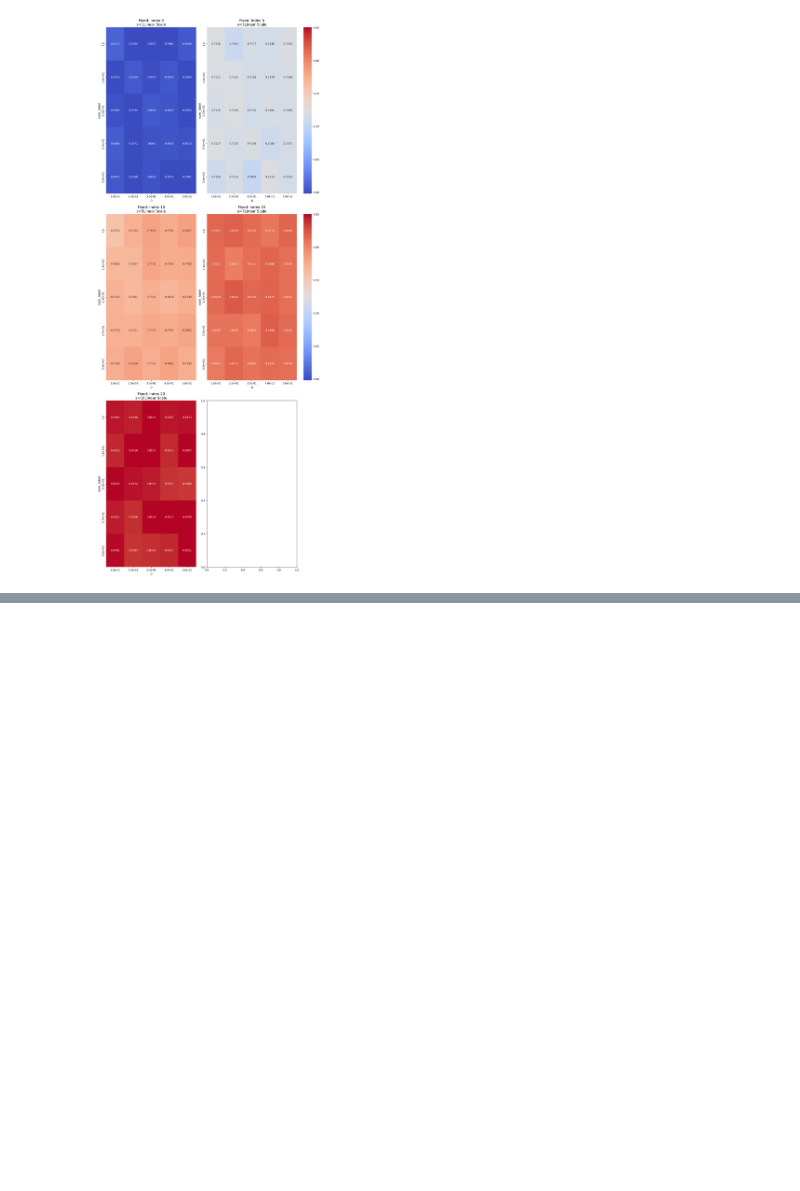
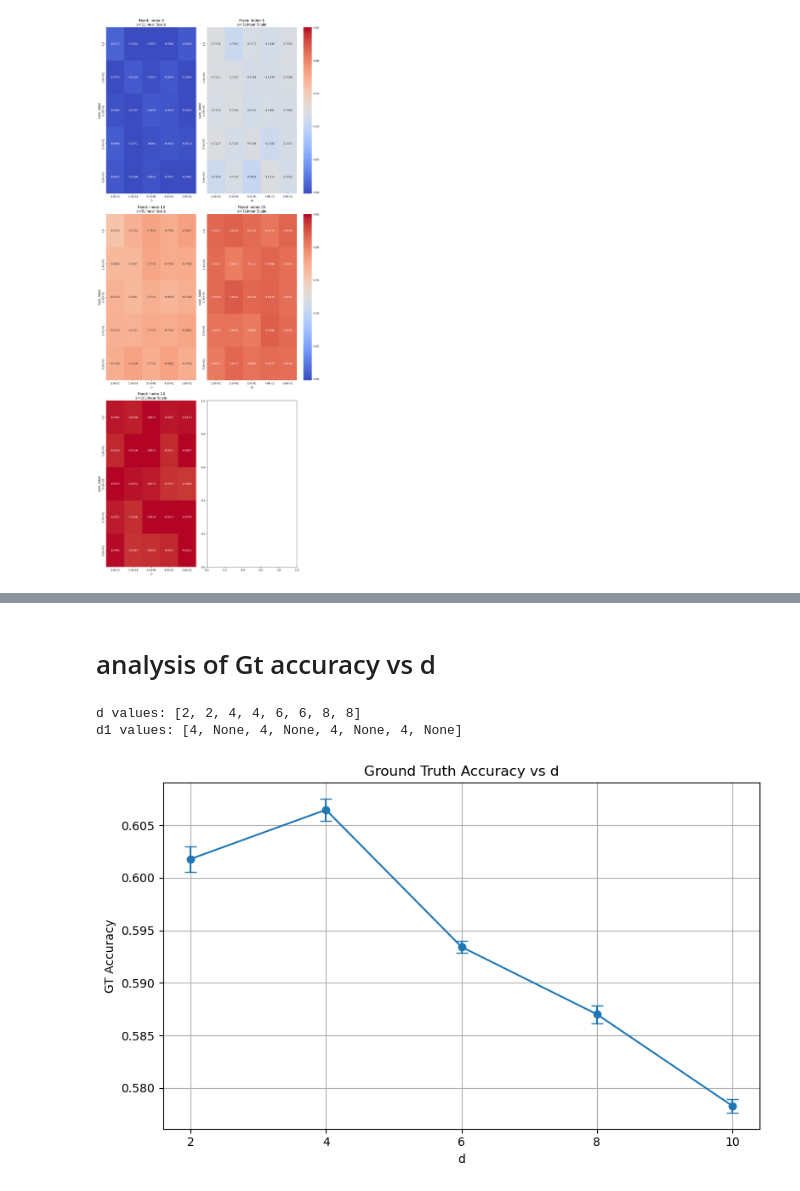
Before and after one commit to MayeulCassier/Matrix-Factorization-With-Comparison-Data, a Jupyter notebook: generation_analysis.ipynb, the cells around one changed output, grey strips where cells are left out. Cells and saved outputs as stored; diff of their text form; code cells hidden in the pictures; blank space fills up the shorter version.

Commit message:
New way of generating data

```diff
--- a/generation_analysis.ipynb
+++ b/generation_analysis.ipynb
@@ -99,0 +163,17 @@ Saved heatmap as Results/heatmap_gt_accuracy_numlabel_p_s.png
+# %% [markdown]
+# analysis of Gt accuracy vs d
+# %%
+import pickle
+with open("Data_2/scan_d_d1.pkl", "rb") as f:
+    results = pickle.load(f)
+
+# Extract the values of d and d1 from the results
+d_values = [res['params']['d'] for res in results]
+d1_values = [res['params']['d1'] for res in results]
+
+# display the values of d and d1
+print("d values:", d_values)
+print("d1 values:", d1_values)
+# %% [output]
+d values: [2, 2, 4, 4, 6, 6, 8, 8]
+d1 values: [4, None, 4, None, 4, None, 4, None]
@@ -99,0 +202,28 @@ Saved heatmap as Results/heatmap_gt_accuracy_numlabel_p_s.png
+# %%
+
+# Extraire gt_accuracy pour chaque K
+K_plot = []
+means = []
+errors = []
+
+for exp in results:
+    K_val = exp['params']['d']
+    accuracies = exp['results']['gt_accuracy']
+    K_plot.append(K_val)
+    means.append(np.mean(accuracies))
+    errors.append(sem(accuracies))
+
+# Plot
+plt.figure(figsize=(8, 5))
+plt.errorbar(K_plot, means, yerr=errors, fmt='o-', capsize=5)
+plt.title("Ground Truth Accuracy vs d")
+plt.xlabel("d")
+plt.ylabel("GT Accuracy")
+plt.grid(True)
+plt.xticks(K_plot)
+plt.tight_layout()
+plt.savefig('Results/gt_accuracy_vs_d_linear_scan.png')
+plt.show()
+# should see no difference in the GT accuracy for different values of d
+# %% [output]
+[figure, added]
```
Also changed, not shown: parts of 18 cells of this notebook, 5 other files.
